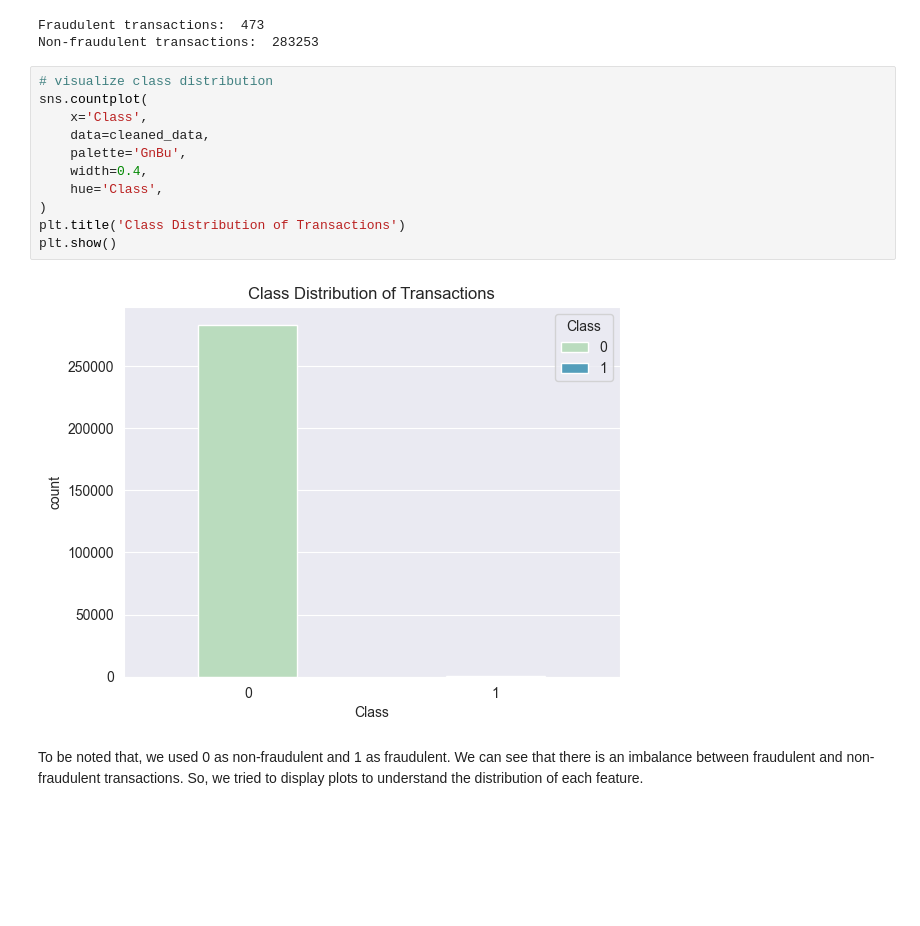
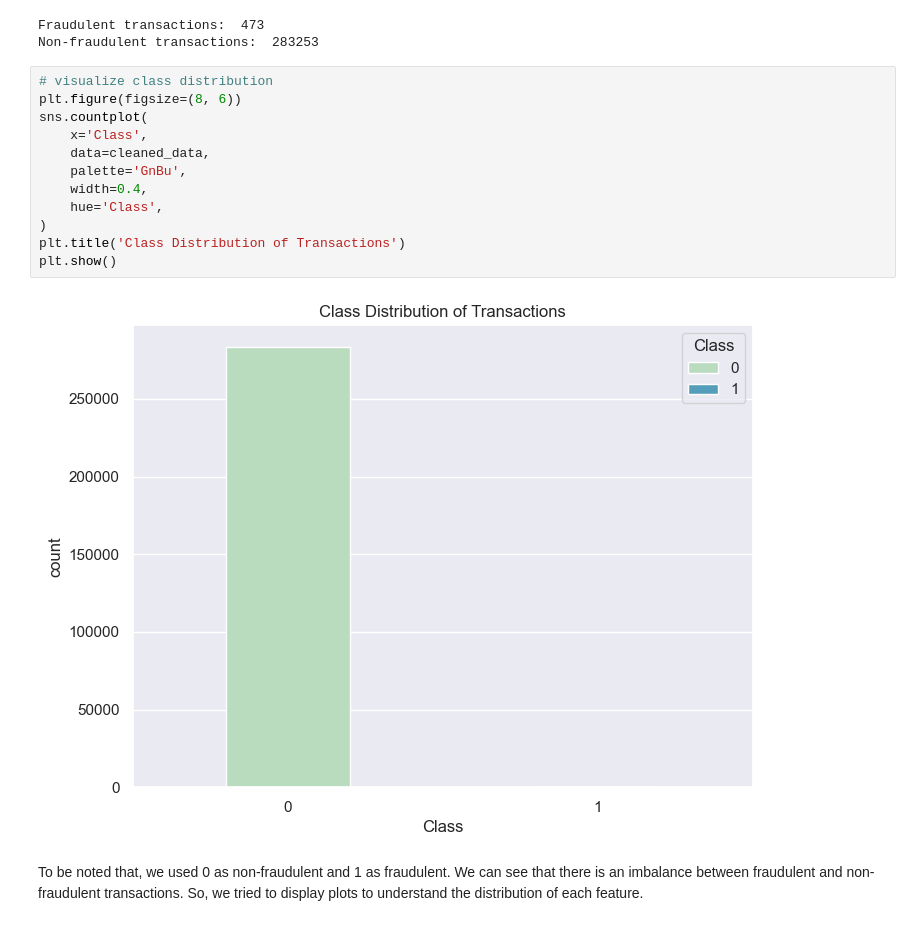
Before and after one commit to hasanmd1/Machine_Learning_Projects, a Jupyter notebook: Credit_Card_Fraud_Detection/notebooks/EDA_&_Modeling.ipynb, the cells around one changed output. Cells and saved outputs as stored; diff of their text form; blank space fills up the shorter version.

```diff
--- a/Credit_Card_Fraud_Detection/notebooks/EDA_&_Modeling.ipynb
+++ b/Credit_Card_Fraud_Detection/notebooks/EDA_&_Modeling.ipynb
@@ -272,17 +279,18 @@ Fraudulent transactions:  473
 Non-fraudulent transactions:  283253
 # %%
 # visualize class distribution
+plt.figure(figsize=(8, 6))
 sns.countplot(
     x='Class',
     data=cleaned_data,
     palette='GnBu',
     width=0.4,
     hue='Class',
 )
 plt.title('Class Distribution of Transactions')
 plt.show()
 # %% [output]
-[figure, old version]
+[figure, new version]
 # %% [markdown]
 To be noted that, we used 0 as non-fraudulent and 1 as fraudulent. We can see that there is an imbalance between fraudulent and non-fraudulent transactions. So, we tried to display plots to understand the distribution of each feature.
 # %% [markdown]
```
Also changed, not shown: parts of 26 cells of this notebook, 5 other files.
